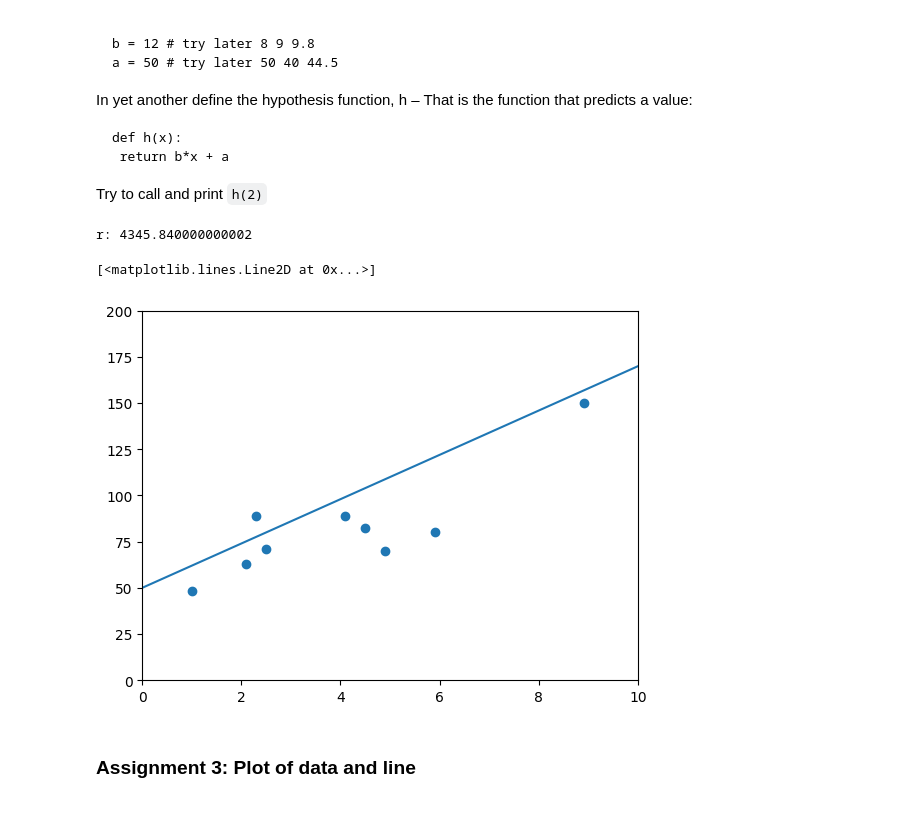
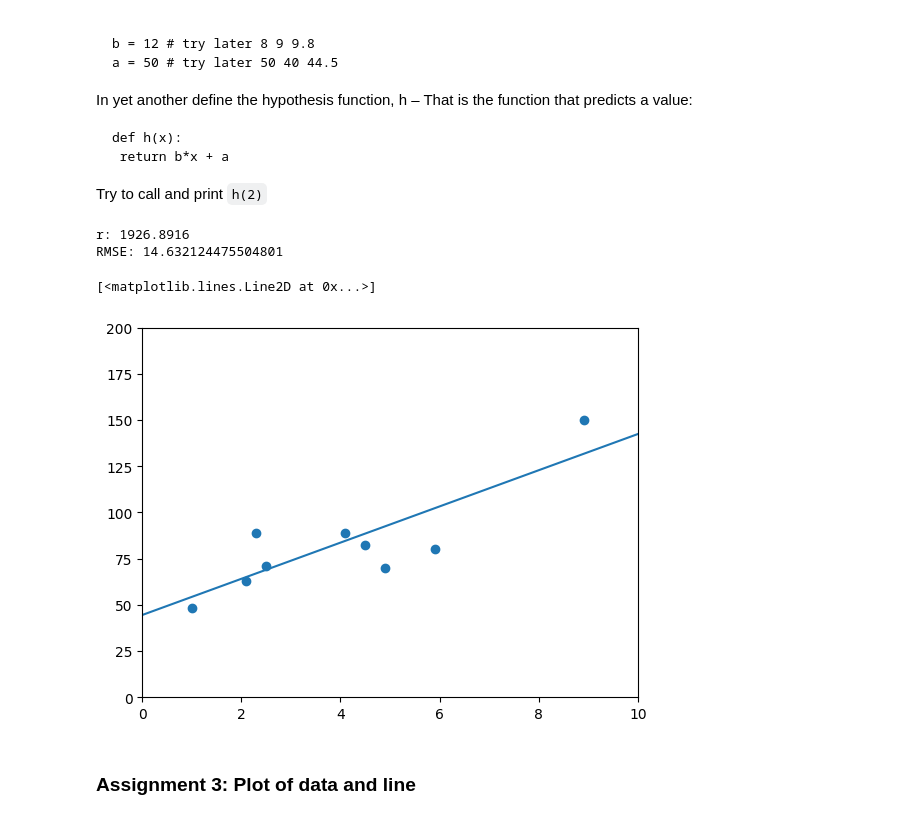
Before and after one commit to Luffeboy/Colabstuff, a Jupyter notebook: Regression_Performance.ipynb, the cells around one changed output. Saved outputs shown, nothing was run; the diff lists cells and outputs as text; code cells hidden in the pictures.

```diff
--- a/Regression_Performance.ipynb
+++ b/Regression_Performance.ipynb
@@ -51,42 +51,53 @@ import pandas
 import matplotlib.pyplot as plt
 import math
 # Cost per click of individual keywords
-b = 12 # try later 8 9 9.8
-a = 50 # try later 50 40 44.5
+b = 9.8 # try later 8 9 9.8
+a = 44.5 # try later 50 40 44.5
 def h(x):
  return b*x + a
 xPlotValues=[0, 10]
 x = [1.0, 2.1, 2.3, 2.5, 4.1, 4.5, 4.9, 5.9, 8.9]
 #for i in range(0, 10):
 #  x.append(i)
 y = []
 #for i in x:
 #  y.append(h(i))
 # Total amount of clicks per day
 y = [48.2, 63.0, 89.0, 71.0, 89.0, 82.2, 70.0, 80.0, 150.0]
 
 
 def Sum_Of_Squares(x, y, hFunc):
   result = 0
   # goes through all x, and y values in the x and y lists
   for numX, numY in zip(x,y):
       # calculates the difference between the actual and expected values
       dif = hFunc(numX) - numY
       # adds the difference squared to the result
       result = result + dif**2
   return result
 
+def RMSE(x, y, hFunc):
+    result=0
+    MSE = 0
+    n=len(x)
+    if n > 0:
+      MSE= Sum_Of_Squares(x, y, hFunc)/n
+
+    return math.sqrt(MSE)
+
 print("r: " + str(Sum_Of_Squares(x, y, h)))
+print("RMSE: " + str(RMSE(x, y, h)))
 print()
 
 plt.axis([0, 10, 0, 200])
 plt.scatter(x, y)
 regression_line = [h(item)for item in xPlotValues]
 plt.plot([0, 10], regression_line)
 # %% [output]
-r: 4345.840000000002
+r: 1926.8916
+RMSE: 14.632124475504801
 [<matplotlib.lines.Line2D at 0x...>]
-[figure, old version]
+[figure, new version]
 # %% [markdown]
 ### Assignment 3: Plot of data and line
 # %% [markdown]
```
Also changed, not shown: parts of 1 cell of this notebook.
